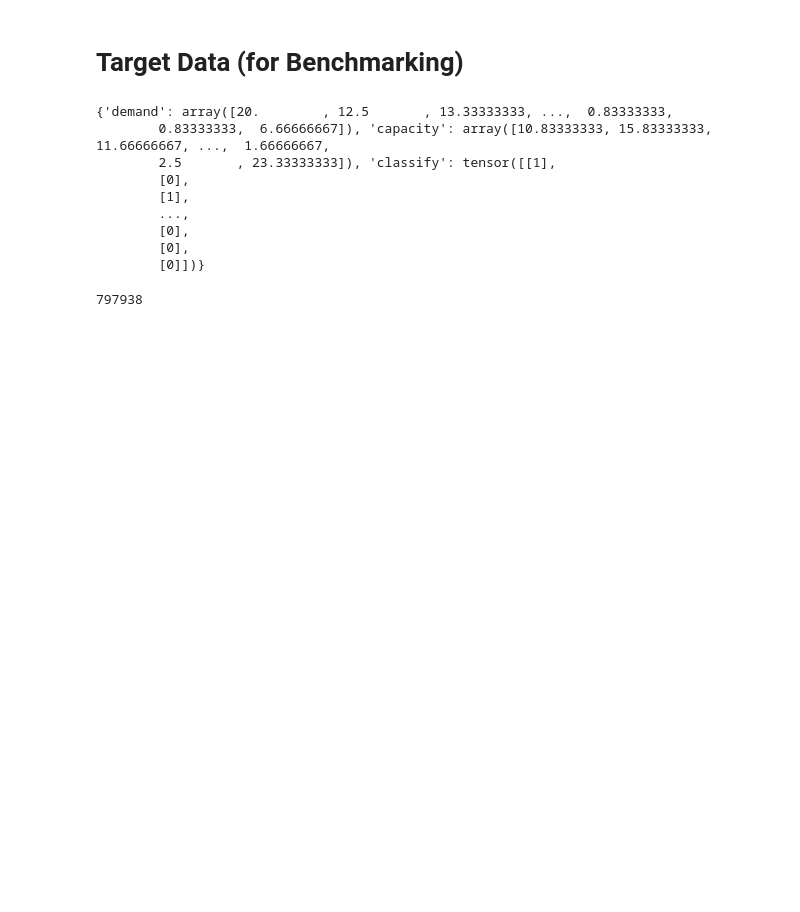
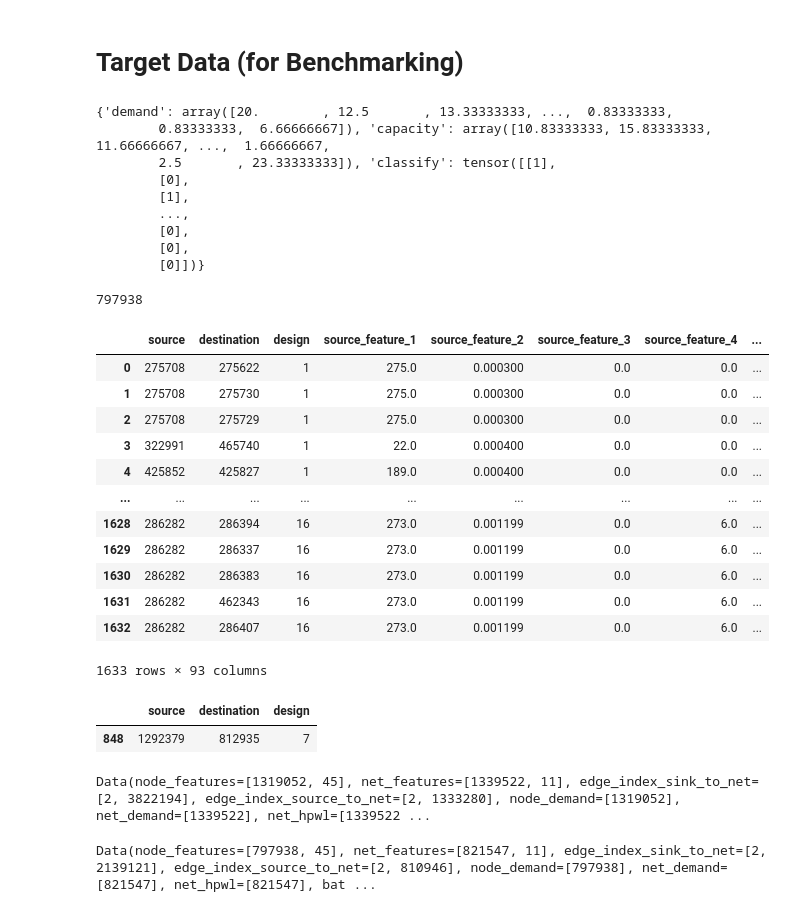
Before and after one commit to waltercywong/Congestion-Prediction-with-Walks-and-Paritioning, a Jupyter notebook: src/data_exploration.ipynb, the cells around one changed output. Saved outputs shown, nothing was run; the diff lists cells and outputs as text; code cells hidden in the pictures; blank space fills up the shorter version.

```diff
--- a/data_exploration.ipynb
+++ b/src/data_exploration.ipynb
@@ -783,3 +756,41 @@ print(data)
 len(data['capacity'])
 # %% [output]
 797938
+# %%
+pairs_df = pd.read_csv('valid_pairs.csv')
+# %%
+pairs_df
+# %% [output]
+|  | source | destination | design | source_feature_1 | source_feature_2 | source_feature_3 | source_feature_4 | ... |
+| 0 | 275708 | 275622 | 1 | 275.0 | 0.000300 | 0.0 | 0.0 | ... |
+| 1 | 275708 | 275730 | 1 | 275.0 | 0.000300 | 0.0 | 0.0 | ... |
+| 2 | 275708 | 275729 | 1 | 275.0 | 0.000300 | 0.0 | 0.0 | ... |
+| 3 | 322991 | 465740 | 1 | 22.0 | 0.000400 | 0.0 | 0.0 | ... |
+| 4 | 425852 | 425827 | 1 | 189.0 | 0.000400 | 0.0 | 0.0 | ... |
+| ... | ... | ... | ... | ... | ... | ... | ... | ... |
+| 1628 | 286282 | 286394 | 16 | 273.0 | 0.001199 | 0.0 | 6.0 | ... |
+| 1629 | 286282 | 286337 | 16 | 273.0 | 0.001199 | 0.0 | 6.0 | ... |
+| 1630 | 286282 | 286383 | 16 | 273.0 | 0.001199 | 0.0 | 6.0 | ... |
+| 1631 | 286282 | 462343 | 16 | 273.0 | 0.001199 | 0.0 | 6.0 | ... |
+| 1632 | 286282 | 286407 | 16 | 273.0 | 0.001199 | 0.0 | 6.0 | ... |
+1633 rows × 93 columns
+# %%
+pairs_df[pairs_df['source'] == pairs_df['source'].max()]
+# %% [output]
+|  | source | destination | design |
+| 848 | 1292379 | 812935 | 7 |
+# %%
+file_path = "de_hnn/data/superblue/superblue_7/pyg_data.pkl"
+
+# Open and load the file
+with open(file_path, 'rb') as file:  # 'rb' mode opens the file in binary read mode
+    data = torch.load(file)
+
+# Display the data
+print(data)
+# %% [output]
+Data(node_features=[1319052, 45], net_features=[1339522, 11], edge_index_sink_to_net=[2, 3822194], edge_index_source_to_net=[2, 1333280], node_demand=[1319052], net_demand=[1339522], net_hpwl=[1339522 ...
+# %%
+data
+# %% [output]
+Data(node_features=[797938, 45], net_features=[821547, 11], edge_index_sink_to_net=[2, 2139121], edge_index_source_to_net=[2, 810946], node_demand=[797938], net_demand=[821547], net_hpwl=[821547], bat ...
```
Also changed, not shown: parts of 8 cells of this notebook, 2 other files.
